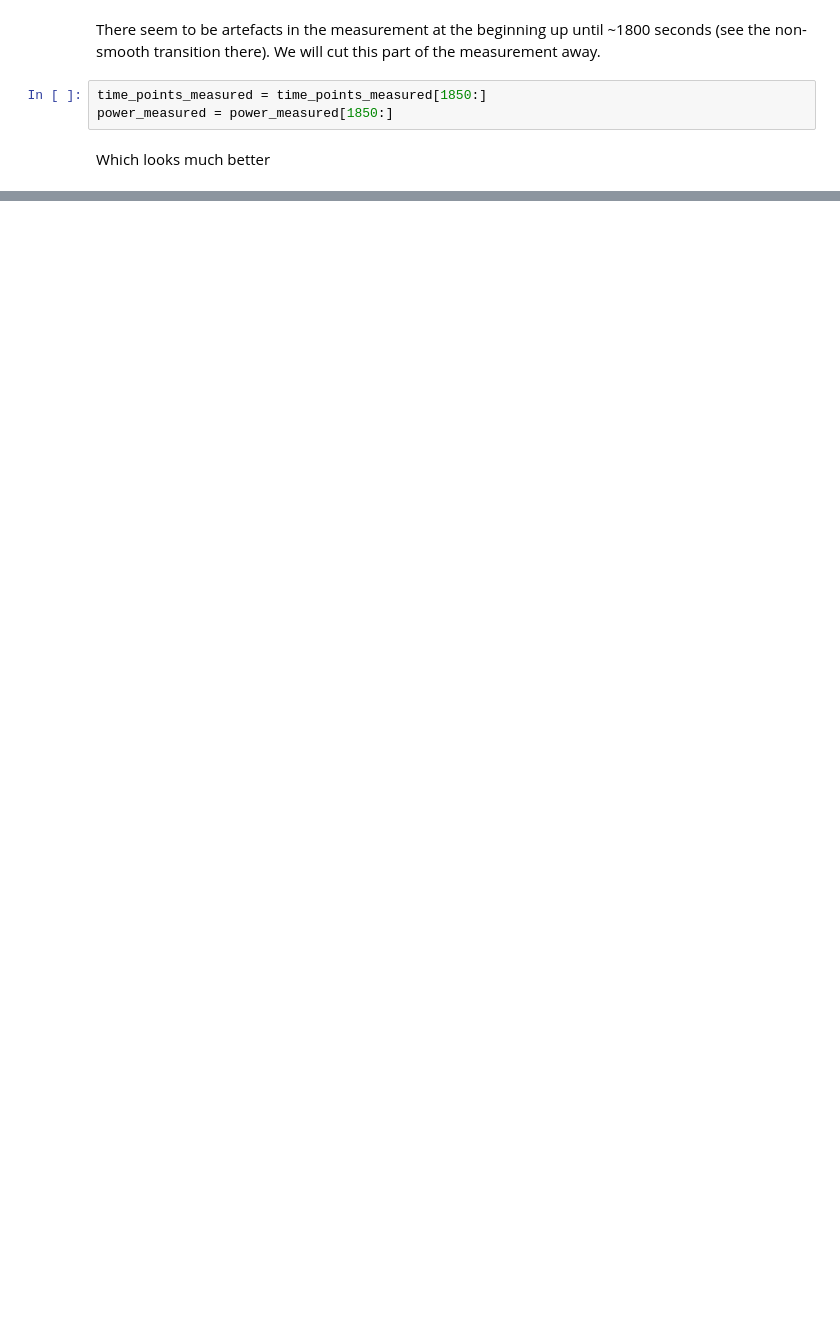
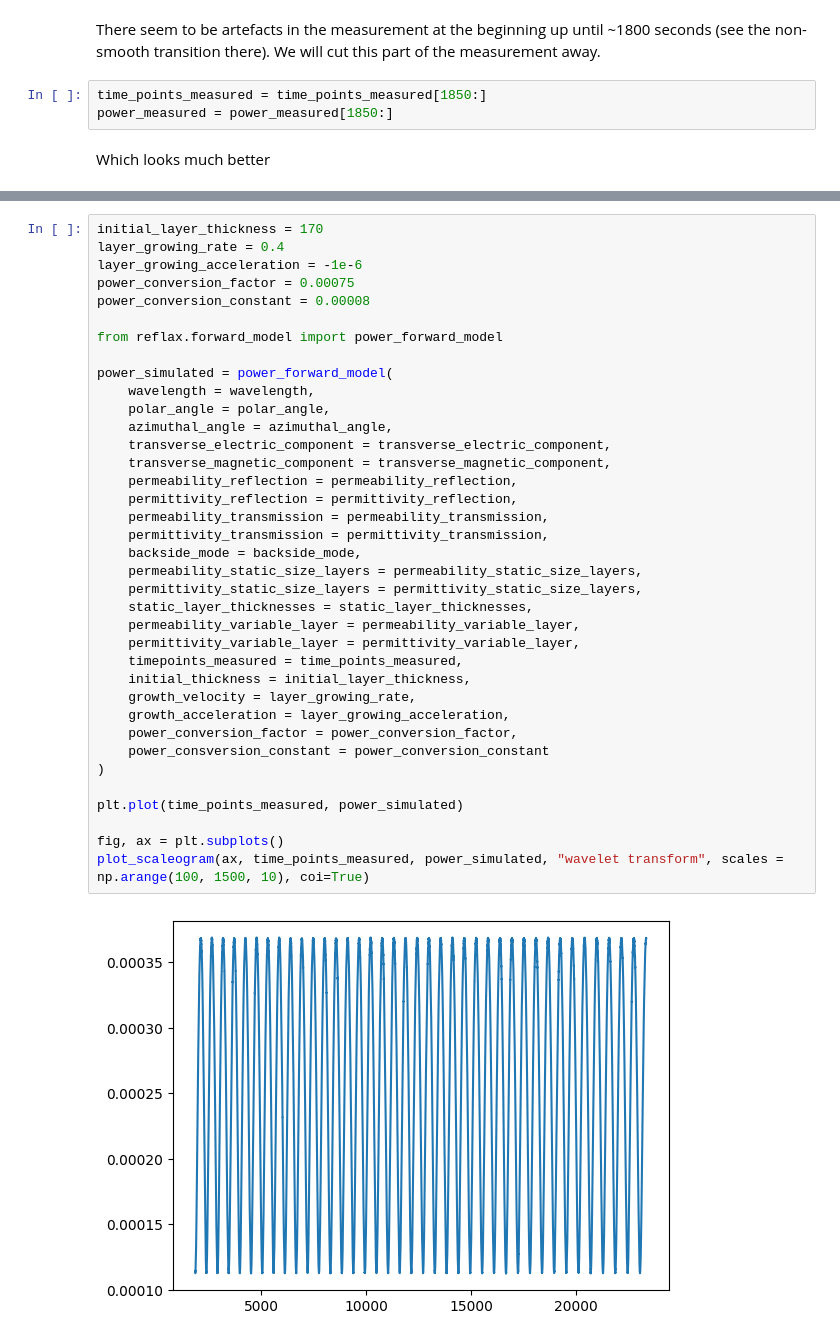
Before and after one commit to leo1200/thin-films, a Jupyter notebook: notebooks/one_growing_layer.ipynb, the cells around one changed output, grey strips where cells are left out. Saved outputs shown, nothing was run; the diff lists cells and outputs as text; blank space fills up the shorter version.

```diff
--- a/notebooks/one_growing_layer.ipynb
+++ b/notebooks/one_growing_layer.ipynb
@@ -170,0 +206,39 @@ Text(0.5, 1.0, 'measurement')
+# %%
+initial_layer_thickness = 170
+layer_growing_rate = 0.4
+layer_growing_acceleration = -1e-6
+power_conversion_factor = 0.00075
+power_conversion_constant = 0.00008
+
+from reflax.forward_model import power_forward_model
+
+power_simulated = power_forward_model(
+    wavelength = wavelength,
+    polar_angle = polar_angle,
+    azimuthal_angle = azimuthal_angle,
+    transverse_electric_component = transverse_electric_component,
+    transverse_magnetic_component = transverse_magnetic_component,
+    permeability_reflection = permeability_reflection,
+    permittivity_reflection = permittivity_reflection,
+    permeability_transmission = permeability_transmission,
+    permittivity_transmission = permittivity_transmission,
+    backside_mode = backside_mode,
+    permeability_static_size_layers = permeability_static_size_layers,
+    permittivity_static_size_layers = permittivity_static_size_layers,
+    static_layer_thicknesses = static_layer_thicknesses,
+    permeability_variable_layer = permeability_variable_layer,
+    permittivity_variable_layer = permittivity_variable_layer,
+    timepoints_measured = time_points_measured,
+    initial_thickness = initial_layer_thickness,
+    growth_velocity = layer_growing_rate,
+    growth_acceleration = layer_growing_acceleration,
+    power_conversion_factor = power_conversion_factor,
+    power_consversion_constant = power_conversion_constant
+)
+
+plt.plot(time_points_measured, power_simulated)
+
+fig, ax = plt.subplots()
+plot_scaleogram(ax, time_points_measured, power_simulated, "wavelet transform", scales = np.arange(100, 1500, 10), coi=True)
+# %% [output]
+[figure, added]
```
Also changed, not shown: parts of 14 cells of this notebook, 7 other files.
